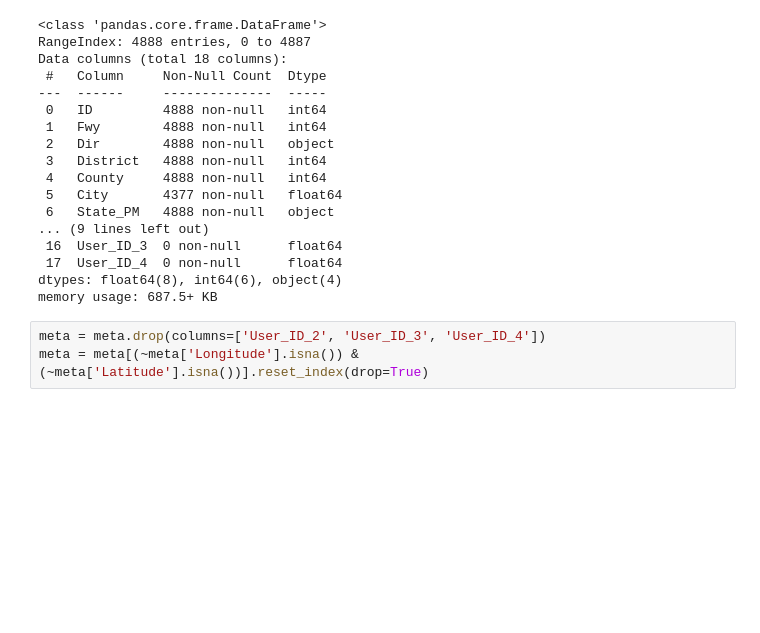
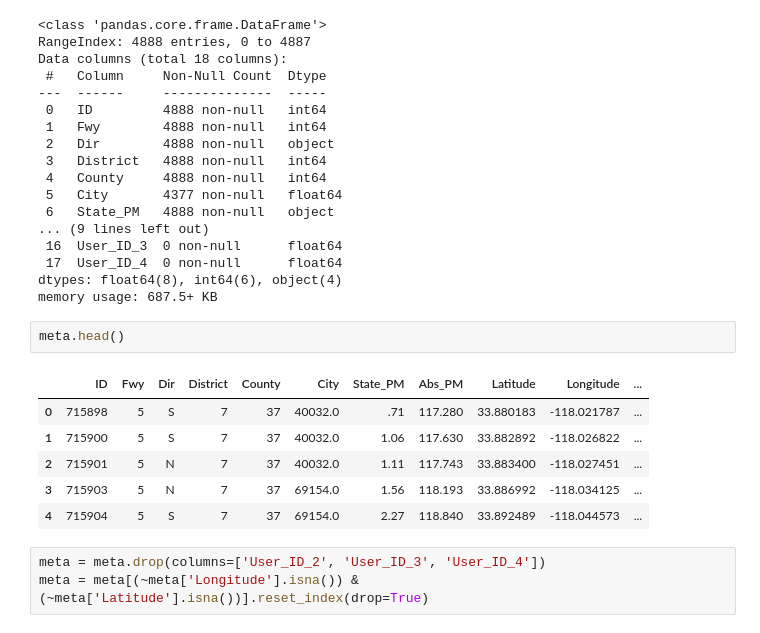
Before and after one commit to amanichopra/traffic-speed-forecasting, a Jupyter notebook: station_meta_extractor.ipynb, the cells around one changed output. Drawn from its saved outputs; the diff is of its cells as text; blank space fills up the shorter version.

```diff
--- a/station_meta_extractor.ipynb
+++ b/station_meta_extractor.ipynb
@@ -48,6 +48,15 @@ Data columns (total 18 columns):
  17  User_ID_4  0 non-null      float64
 dtypes: float64(8), int64(6), object(4)
 memory usage: 687.5+ KB
+# %%
+meta.head()
+# %% [output]
+|  | ID | Fwy | Dir | District | County | City | State_PM | Abs_PM | Latitude | Longitude | ... |
+| 0 | 715898 | 5 | S | 7 | 37 | 40032.0 | .71 | 117.280 | 33.880183 | -118.021787 | ... |
+| 1 | 715900 | 5 | S | 7 | 37 | 40032.0 | 1.06 | 117.630 | 33.882892 | -118.026822 | ... |
+| 2 | 715901 | 5 | N | 7 | 37 | 40032.0 | 1.11 | 117.743 | 33.883400 | -118.027451 | ... |
+| 3 | 715903 | 5 | N | 7 | 37 | 69154.0 | 1.56 | 118.193 | 33.886992 | -118.034125 | ... |
+| 4 | 715904 | 5 | S | 7 | 37 | 69154.0 | 2.27 | 118.840 | 33.892489 | -118.044573 | ... |
 # %%
 meta = meta.drop(columns=['User_ID_2', 'User_ID_3', 'User_ID_4'])
 meta = meta[(~meta['Longitude'].isna()) & (~meta['Latitude'].isna())].reset_index(drop=True)
```
Also changed, not shown: 1 other file.
